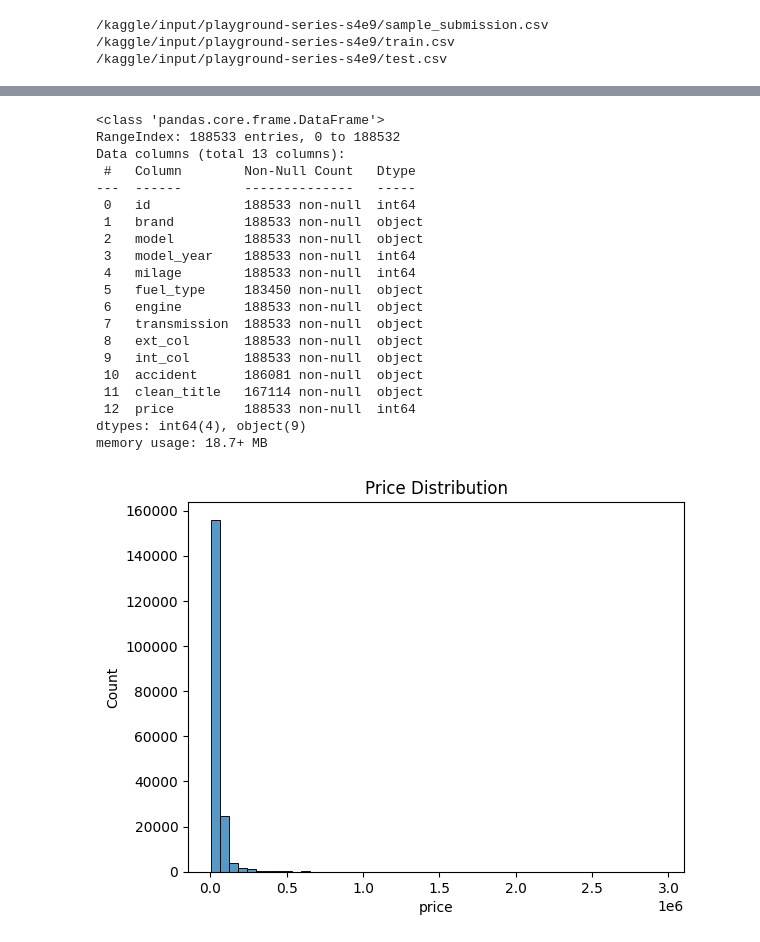
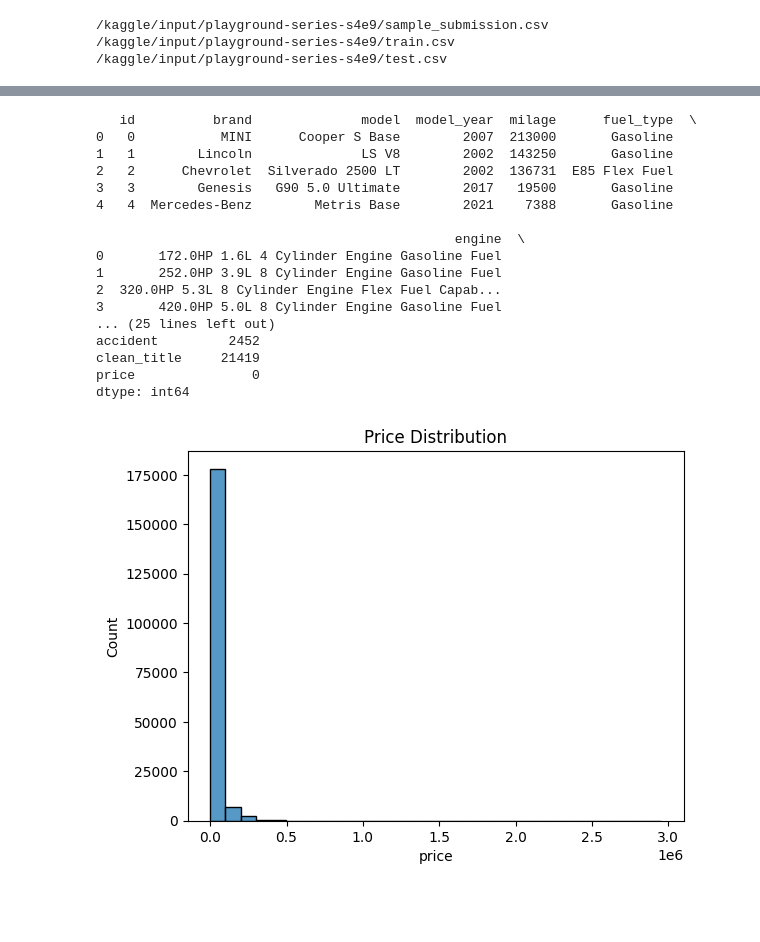
Before and after one commit to mehranommani/commons-math, a Jupyter notebook: car-price.ipynb, the cells around one changed output, grey strips where cells are left out. Cells and saved outputs as stored; diff of their text form; code cells hidden in the pictures; blank space fills up the shorter version.

Commit message:
Kaggle Notebook | car-price | Version 2

```diff
--- a/car-price.ipynb
+++ b/car-price.ipynb
@@ -31,7 +25,6 @@ from sklearn.metrics import mean_squared_error
 # %%
-# Load the dataset
-train_data = pd.read_csv('/kaggle/input/playground-series-s4e9/train.csv')
-test_data = pd.read_csv('/kaggle/input/playground-series-s4e9/test.csv')
+import pandas as pd
 
-# View the first few rows of the training data
-train_data.head()
+# Load the datasets
+train = pd.read_csv('/kaggle/input/playground-series-s4e9/train.csv')
+test = pd.read_csv('/kaggle/input/playground-series-s4e9/test.csv')
@@ -45,33 +31,32 @@ train_data.head()
-# %%
-# Check for null values
-train_data.info()
-
-# Summary statistics
-train_data.describe()
-
-# Visualize distributions
-sns.histplot(train_data['price'], bins=50)
-plt.title('Price Distribution')
-plt.show()
-# %% [output]
-<class 'pandas.core.frame.DataFrame'>
-RangeIndex: 188533 entries, 0 to 188532
-Data columns (total 13 columns):
- #   Column        Non-Null Count   Dtype
----  ------        --------------   -----
- 0   id            188533 non-null  int64
- 1   brand         188533 non-null  object
- 2   model         188533 non-null  object
- 3   model_year    188533 non-null  int64
- 4   milage        188533 non-null  int64
- 5   fuel_type     183450 non-null  object
- 6   engine        188533 non-null  object
- 7   transmission  188533 non-null  object
- 8   ext_col       188533 non-null  object
- 9   int_col       188533 non-null  object
- 10  accident      186081 non-null  object
- 11  clean_title   167114 non-null  object
- 12  price         188533 non-null  int64
-dtypes: int64(4), object(9)
-memory usage: 18.7+ MB
-[figure, removed]
+# %%
+# Visualizations can include histograms, box plots, etc.
+import matplotlib.pyplot as plt
+import seaborn as sns
+
+# Display first few rows of the dataset
+print(train.head())
+
+# Check for missing values
+print(train.isnull().sum())
+sns.histplot(train['price'], bins=30)
+plt.title('Price Distribution')
+plt.show()
+# %% [output]
+   id          brand              model  model_year  milage      fuel_type  \
+0   0           MINI      Cooper S Base        2007  213000       Gasoline
+1   1        Lincoln              LS V8        2002  143250       Gasoline
+2   2      Chevrolet  Silverado 2500 LT        2002  136731  E85 Flex Fuel
+3   3        Genesis   G90 5.0 Ultimate        2017   19500       Gasoline
+4   4  Mercedes-Benz        Metris Base        2021    7388       Gasoline
+
+                                              engine  \
+0       172.0HP 1.6L 4 Cylinder Engine Gasoline Fuel
+1       252.0HP 3.9L 8 Cylinder Engine Gasoline Fuel
+2  320.0HP 5.3L 8 Cylinder Engine Flex Fuel Capab...
+3       420.0HP 5.0L 8 Cylinder Engine Gasoline Fuel
+... (25 lines left out)
+accident         2452
+clean_title     21419
+price               0
+dtype: int64
+[figure, added]
```
Also changed, not shown: parts of 23 cells of this notebook.
